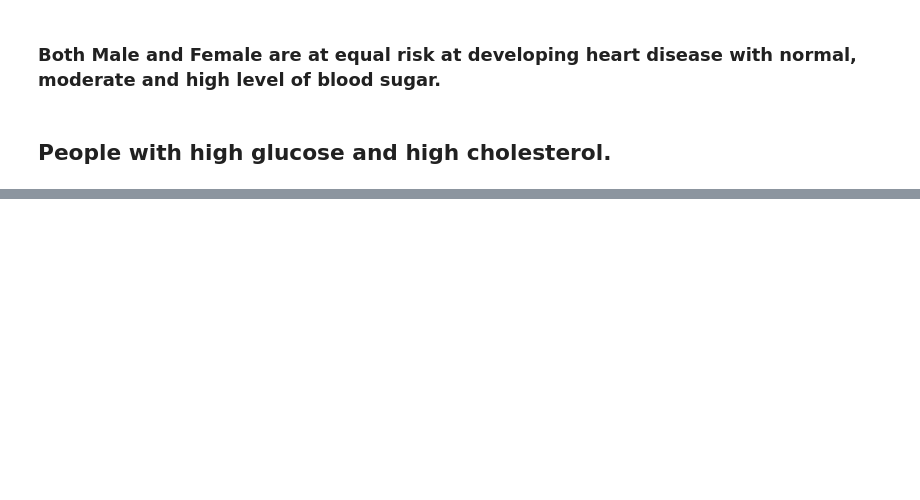
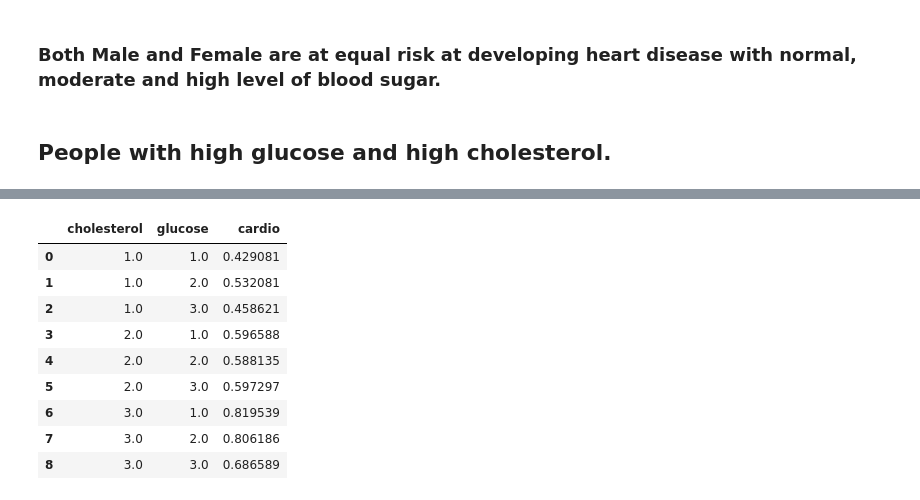
Before and after one commit to krishnakalisarkar/Be_Heart_Smart, a Jupyter notebook: Krish/Notebook/segment_2/sqlalchemy_Be_heart_smart_EDA2.ipynb, the cells around one changed output, grey strips where cells are left out. Cells and saved outputs as stored; diff of their text form; code cells hidden in the pictures; blank space fills up the shorter version.

```diff
--- a/Notebook/segment_2/sqlalchemy_Be_heart_smart_EDA2.ipynb
+++ b/Krish/Notebook/segment_2/sqlalchemy_Be_heart_smart_EDA2.ipynb
@@ -451,0 +468,4 @@ plt.show()
+# %%
+# Dropping columns not needed
+together_cardio_df.drop(columns=["id","age","gender","height","weight","systolic_bp","diastolic_bp","smoker","alcohol_intake","active"],inplace=True)
+together_cardio_df.head()
@@ -451,0 +480,14 @@ plt.show()
+# %%
+together_cardio_df.reset_index(inplace=True)
+together_cardio_df
+# %% [output]
+|  | cholesterol | glucose | cardio |
+| 0 | 1.0 | 1.0 | 0.429081 |
+| 1 | 1.0 | 2.0 | 0.532081 |
+| 2 | 1.0 | 3.0 | 0.458621 |
+| 3 | 2.0 | 1.0 | 0.596588 |
+| 4 | 2.0 | 2.0 | 0.588135 |
+| 5 | 2.0 | 3.0 | 0.597297 |
+| 6 | 3.0 | 1.0 | 0.819539 |
+| 7 | 3.0 | 2.0 | 0.806186 |
+| 8 | 3.0 | 3.0 | 0.686589 |
```
Also changed, not shown: parts of 2 cells of this notebook, 9 other files.
